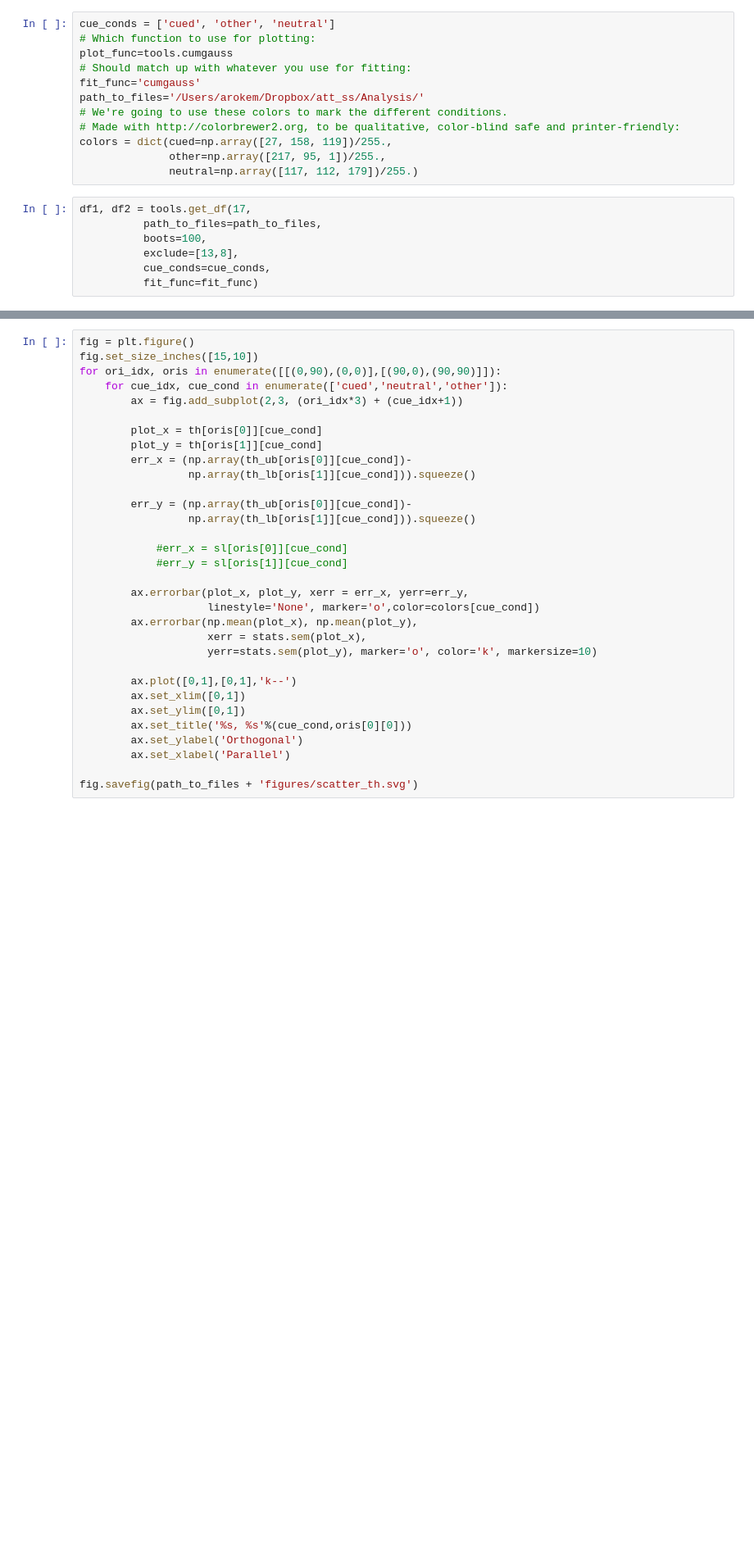
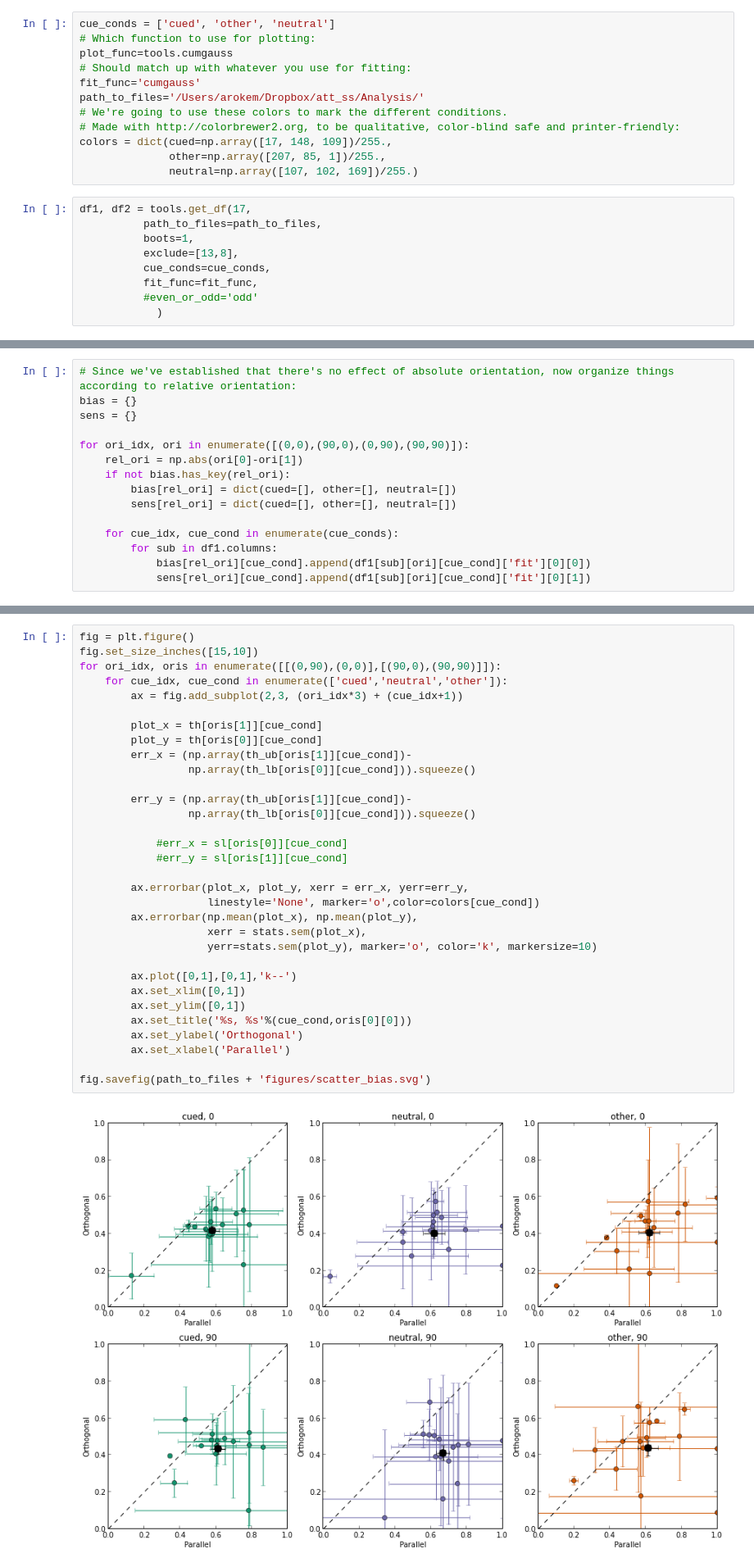
Before and after one commit to arokem/att_ss, a Jupyter notebook: GroupAnalysis.ipynb, the cells around one changed output, grey strips where cells are left out. Shown at 82% size. Saved outputs shown, nothing was run; the diff lists cells and outputs as text; blank space fills up the shorter version.

Commit message:
Various changes, more plots.

```diff
--- a/GroupAnalysis.ipynb
+++ b/GroupAnalysis.ipynb
@@ -33,16 +16,18 @@ fit_func='cumgauss'
 path_to_files='/Users/arokem/Dropbox/att_ss/Analysis/'
 # We're going to use these colors to mark the different conditions.
 # Made with http://colorbrewer2.org, to be qualitative, color-blind safe and printer-friendly:
-colors = dict(cued=np.array([27, 158, 119])/255.,
-              other=np.array([217, 95, 1])/255.,
-              neutral=np.array([117, 112, 179])/255.)
+colors = dict(cued=np.array([17, 148, 109])/255.,
+              other=np.array([207, 85, 1])/255.,
+              neutral=np.array([107, 102, 169])/255.)
 # %%
 df1, df2 = tools.get_df(17,
 		  path_to_files=path_to_files,
-          boots=100,
+          boots=1,
 		  exclude=[13,8],
 		  cue_conds=cue_conds,
-	      fit_func=fit_func)
+	      fit_func=fit_func,
+          #even_or_odd='odd'
+            )
 # %% [output]
 ['S01', 'S02', 'S03', 'S04', 'S05', 'S06', 'S07', 'S09', 'S10', 'S11', 'S12', 'S14', 'S15', 'S16', 'S17']
 Analyzing S01
@@ -200,0 +194,15 @@ fig_bar_sl.savefig(path_to_files + 'figures/slopes.svg')
+# %%
+# Since we've established that there's no effect of absolute orientation, now organize things according to relative orientation:
+bias = {}
+sens = {}
+
+for ori_idx, ori in enumerate([(0,0),(90,0),(0,90),(90,90)]):
+    rel_ori = np.abs(ori[0]-ori[1])
+    if not bias.has_key(rel_ori):
+        bias[rel_ori] = dict(cued=[], other=[], neutral=[])
+        sens[rel_ori] = dict(cued=[], other=[], neutral=[])
+
+    for cue_idx, cue_cond in enumerate(cue_conds):
+        for sub in df1.columns:
+            bias[rel_ori][cue_cond].append(df1[sub][ori][cue_cond]['fit'][0][0])
+            sens[rel_ori][cue_cond].append(df1[sub][ori][cue_cond]['fit'][0][1])
@@ -254,35 +367,37 @@ for cond_idx, cue_cond in enumerate(cue_conds):
 # %%
 fig = plt.figure()
 fig.set_size_inches([15,10])
 for ori_idx, oris in enumerate([[(0,90),(0,0)],[(90,0),(90,90)]]):
     for cue_idx, cue_cond in enumerate(['cued','neutral','other']):
         ax = fig.add_subplot(2,3, (ori_idx*3) + (cue_idx+1))
 
-        plot_x = th[oris[0]][cue_cond]
-        plot_y = th[oris[1]][cue_cond]
-        err_x = (np.array(th_ub[oris[0]][cue_cond])-
-                 np.array(th_lb[oris[1]][cue_cond])).squeeze()
+        plot_x = th[oris[1]][cue_cond]
+        plot_y = th[oris[0]][cue_cond]
+        err_x = (np.array(th_ub[oris[1]][cue_cond])-
+                 np.array(th_lb[oris[0]][cue_cond])).squeeze()
 
-        err_y = (np.array(th_ub[oris[0]][cue_cond])-
-                 np.array(th_lb[oris[1]][cue_cond])).squeeze()
+        err_y = (np.array(th_ub[oris[1]][cue_cond])-
+                 np.array(th_lb[oris[0]][cue_cond])).squeeze()
 
             #err_x = sl[oris[0]][cue_cond]
             #err_y = sl[oris[1]][cue_cond]
 
         ax.errorbar(plot_x, plot_y, xerr = err_x, yerr=err_y,
                     linestyle='None', marker='o',color=colors[cue_cond])
         ax.errorbar(np.mean(plot_x), np.mean(plot_y),
                     xerr = stats.sem(plot_x),
                     yerr=stats.sem(plot_y), marker='o', color='k', markersize=10)
 
         ax.plot([0,1],[0,1],'k--')
         ax.set_xlim([0,1])
         ax.set_ylim([0,1])
         ax.set_title('%s, %s'%(cue_cond,oris[0][0]))
         ax.set_ylabel('Orthogonal')
         ax.set_xlabel('Parallel')
 
-fig.savefig(path_to_files + 'figures/scatter_th.svg')
+fig.savefig(path_to_files + 'figures/scatter_bias.svg')
+# %% [output]
+[figure, added]
 # %%
 fig = plt.figure()
 fig.set_size_inches([15,10])
```
Also changed, not shown: parts of 8 cells of this notebook, 2 other files.
